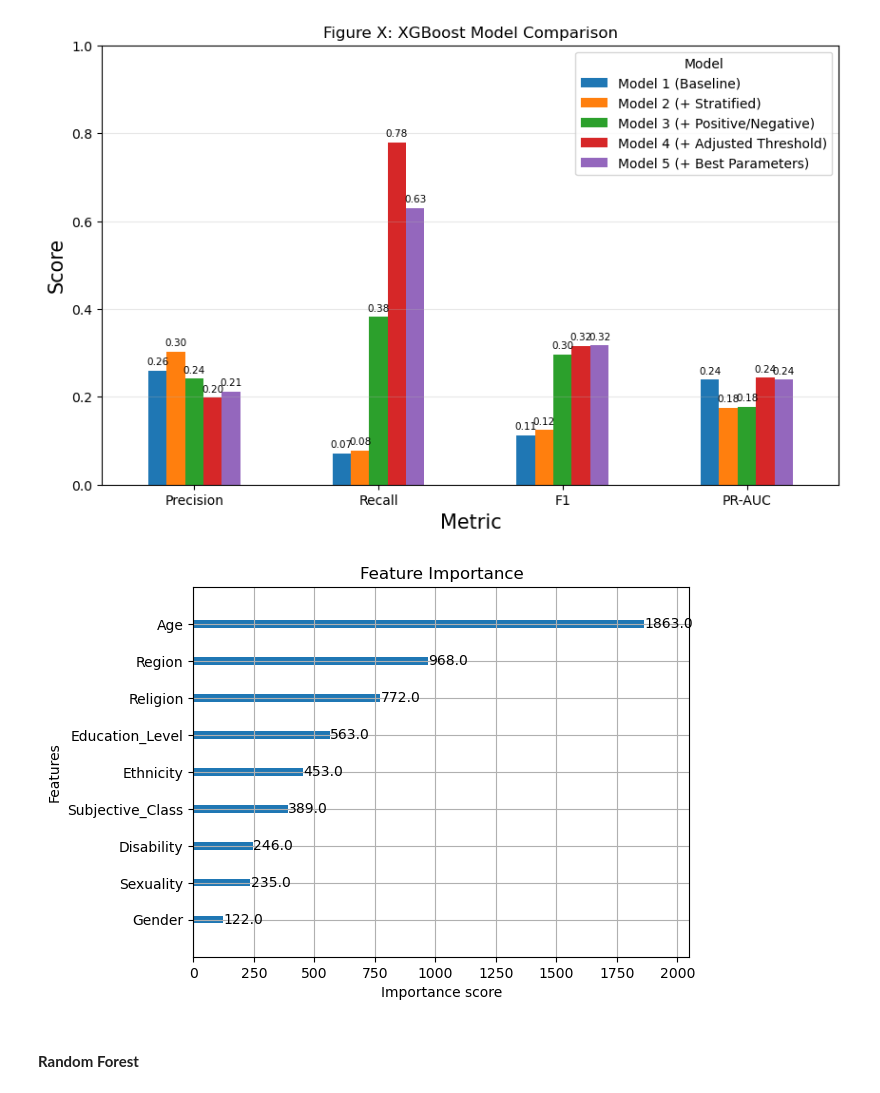
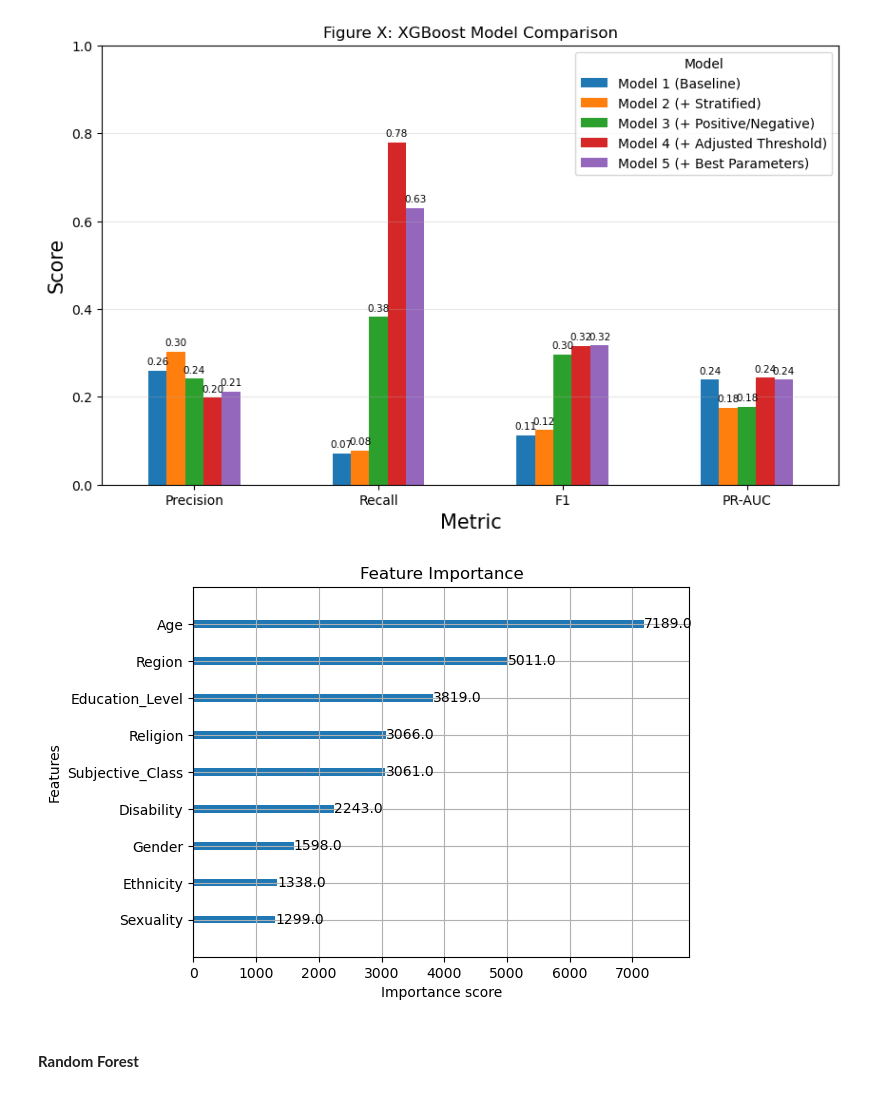
Before and after one commit to RyanWhitehead-04/MLSDS-Problem-Set-1, a Jupyter notebook: MLSDS_Problem_Set_1.ipynb, the cells around one changed output. Saved outputs shown, nothing was run; the diff lists cells and outputs as text; code cells hidden in the pictures.

```diff
--- a/MLSDS_Problem_Set_1.ipynb
+++ b/MLSDS_Problem_Set_1.ipynb
@@ -344,12 +375,12 @@ plt.show()
 # %%
 #Plot feature importance for model 5
 import matplotlib.pyplot as plt
 
-xgb.plot_importance(model4, importance_type = 'weight')
+xgb.plot_importance(model5, importance_type = 'weight')
 plt.title('Feature Importance')
 plt.show()
 # %% [output]
-[figure, old version]
+[figure, new version]
 # %% [markdown]
 #### **Random Forest**
 # %%
```
Also changed, not shown: parts of 12 cells of this notebook, 2 other files.
